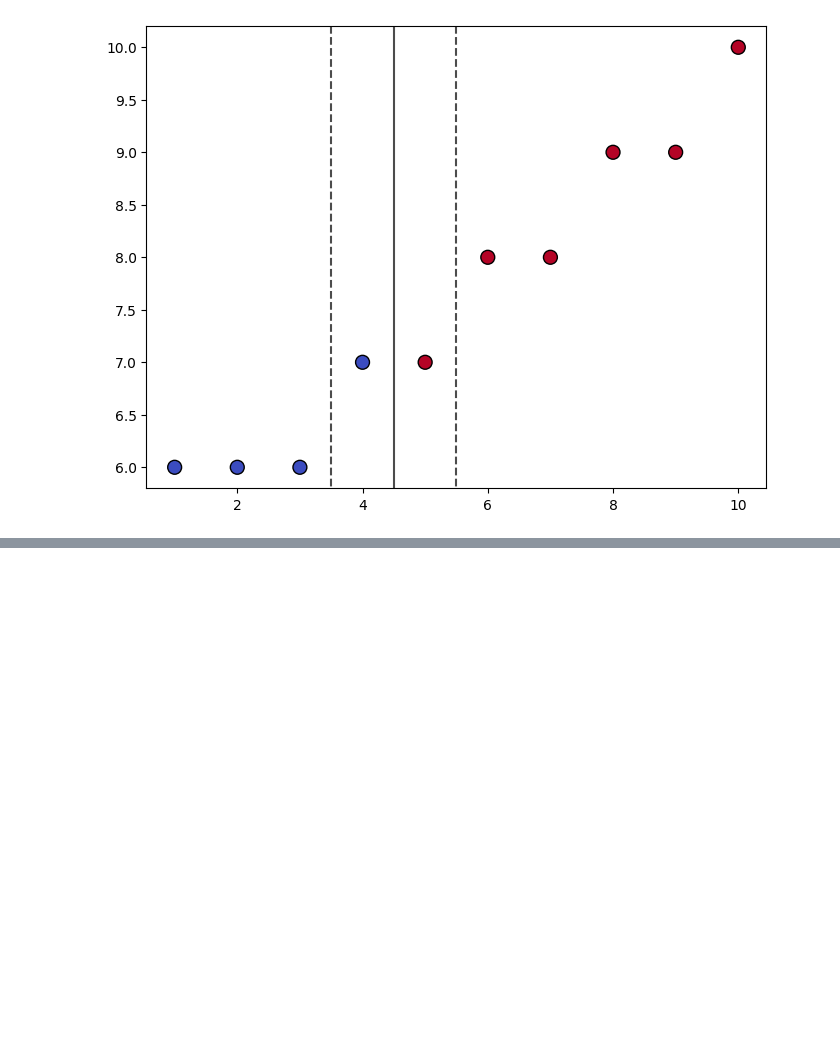
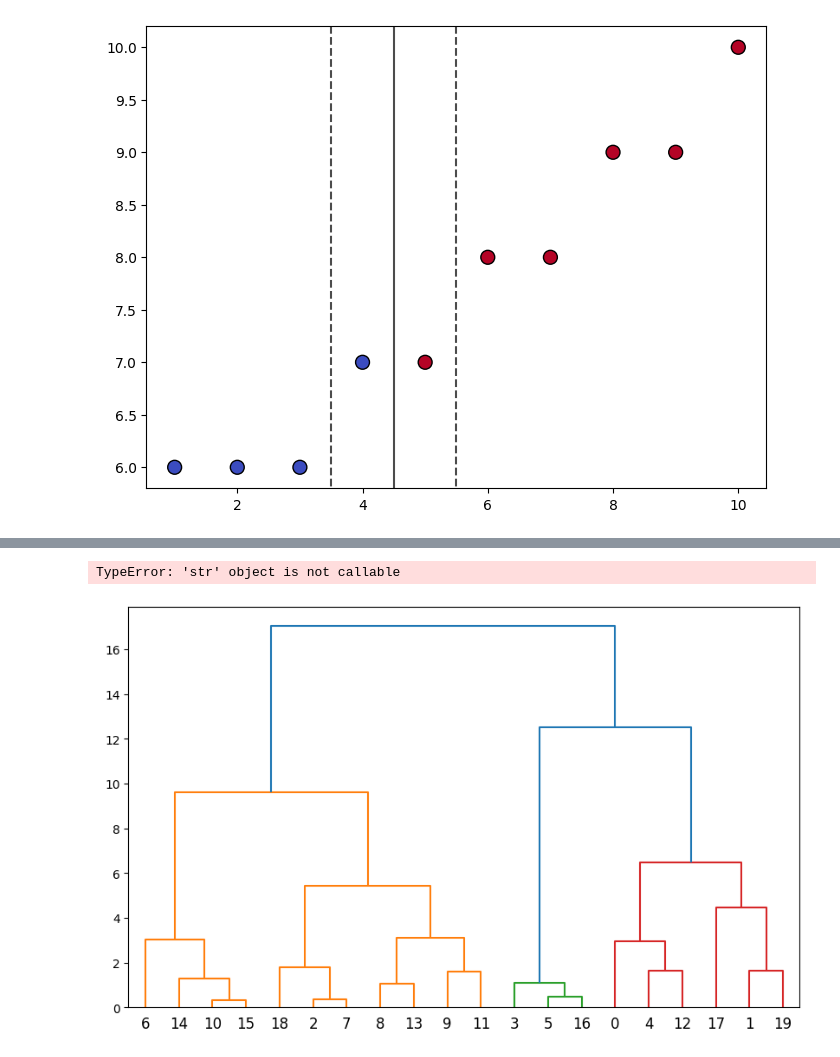
Before and after one commit to Django-Devloper/ML-algorithms, a Jupyter notebook: ML_Algorithms.ipynb, the cells around one changed output, grey strips where cells are left out. Saved outputs shown, nothing was run; the diff lists cells and outputs as text; code cells hidden in the pictures; blank space fills up the shorter version.

```diff
--- a/ML_Algorithms.ipynb
+++ b/ML_Algorithms.ipynb
@@ -564,0 +862,33 @@ The student is predicted to PASS.
+# %%
+import numpy as np
+import matplotlib.pyplot as plt
+import scipy.cluster.hierarchy as sch
+from sklearn.cluster import AgglomerativeClustering
+
+# 1️⃣ Generate Random Data
+np.random.seed(42)
+X = np.random.rand(20, 2) * 10  # 20 points in 2D space
+
+# 2️⃣ Plot Dendrogram
+plt.figure(figsize=(10, 6))
+dendrogram = sch.dendrogram(sch.linkage(X, method='ward'))
+plt.title("Dendrogram for Hierarchical Clustering")
+plt.xlabel("Data Points")
+plt.ylabel("Euclidean Distance")
+plt.show()
+
+# 3️⃣ Apply Agglomerative Clustering
+k = 3  # Number of clusters
+hc = AgglomerativeClustering(n_clusters=k, affinity='euclidean', linkage='ward')
+labels = hc.fit_predict(X)
+
+# 4️⃣ Plot Data and Clusters
+plt.figure(figsize=(8, 6))
+plt.scatter(X[:, 0], X[:, 1], c=labels, cmap='viridis', edgecolors='k', s=100)
+plt.xlabel("Feature 1")
+plt.ylabel("Feature 2")
+plt.title(f"Hierarchical Clustering (K={k})")
+plt.show()
+# %% [output]
+TypeError: 'str' object is not callable
+[figure, added]
```
Also changed, not shown: parts of 17 cells of this notebook.
